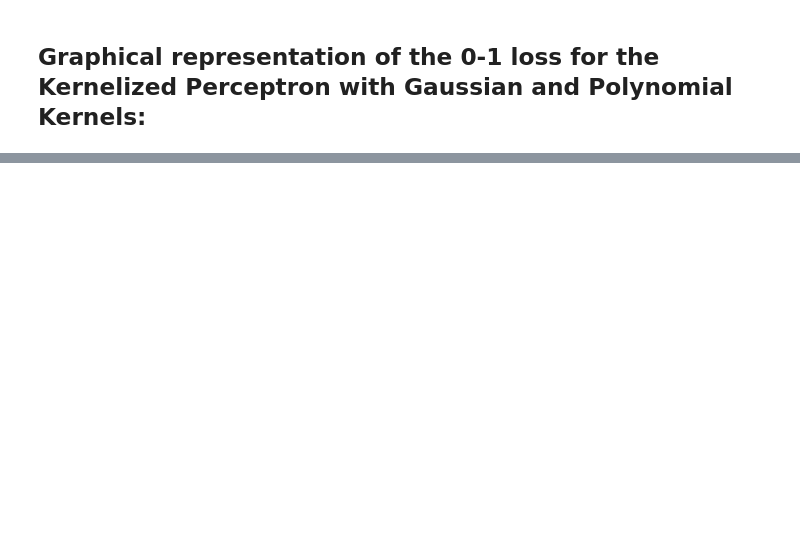
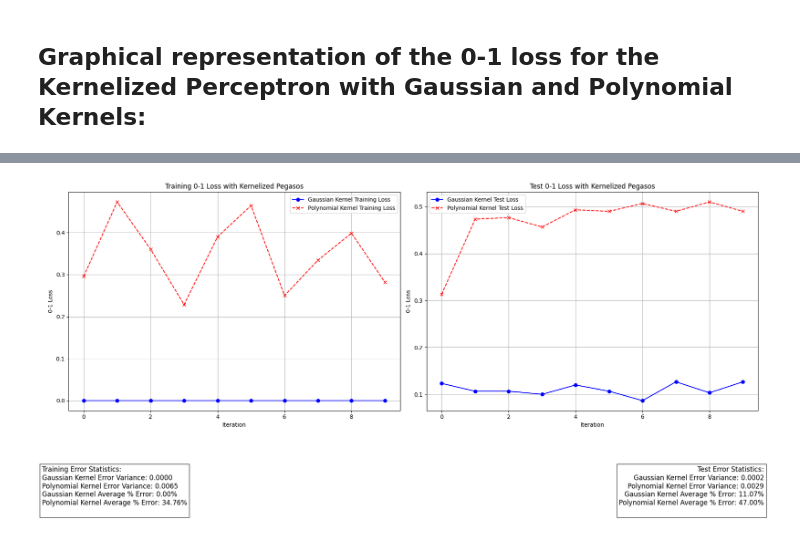
Before and after one commit to chiesastefano/KernelLinearClassificationML, a Jupyter notebook: Code/test.ipynb, the cells around one changed output, grey strips where cells are left out. Drawn from its saved outputs; the diff is of its cells as text; code cells hidden in the pictures; blank space fills up the shorter version.

Commit message:
Kernelized Pegasos

```diff
--- a/Code/test.ipynb
+++ b/Code/test.ipynb
@@ -535,0 +648,61 @@ plt.show()
+# %%
+# Calculate variance and average percentage for Gaussian Kernel
+variance_zol_training_kernelized_pegasos = np.var(zol_training_kernelized_pegasos)
+average_zol_training_kernelized_pegasos_percentage = np.mean(zol_training_kernelized_pegasos) * 100
+variance_zol_test_kernelized_pegasos = np.var(zol_test_kernelized_pegasos)
+average_zol_test_kernelized_pegasos_percentage = np.mean(zol_test_kernelized_pegasos) * 100
+
+# Calculate variance and average percentage for Polynomial Kernel
+variance_zol_training_kernelized_pegasos_poly = np.var(zol_training_kernelized_pegasos_poly)
+average_zol_training_kernelized_pegasos_poly_percentage = np.mean(zol_training_kernelized_pegasos_poly) * 100
+variance_zol_test_kernelized_pegasos_poly = np.var(zol_test_kernelized_pegasos_poly)
+average_zol_test_kernelized_pegasos_poly_percentage = np.mean(zol_test_kernelized_pegasos_poly) * 100
+
+# Plotting
+plt.figure(figsize=(18, 8))
+
+# Training Loss Graph
+plt.subplot(1, 2, 1)  # (rows, columns, panel number)
+plt.plot(zol_training_kernelized_pegasos, marker='o', linestyle='-', color='b', label='Gaussian Kernel Training Loss')
+plt.plot(zol_training_kernelized_pegasos_poly, marker='x', linestyle='--', color='r', label='Polynomial Kernel Training Loss')
+
+plt.title('Training 0-1 Loss with Kernelized Pegasos')
+plt.xlabel('Iteration')
+plt.ylabel('0-1 Loss')
+plt.grid(True)
+plt.legend()
+
+# Test Loss Graph
+plt.subplot(1, 2, 2)  # (rows, columns, panel number)
+plt.plot(zol_test_kernelized_pegasos, marker='o', linestyle='-', color='b', label='Gaussian Kernel Test Loss')
+plt.plot(zol_test_kernelized_pegasos_poly, marker='x', linestyle='--', color='r', label='Polynomial Kernel Test Loss')
+
+plt.title('Test 0-1 Loss with Kernelized Pegasos')
+plt.xlabel('Iteration')
+plt.ylabel('0-1 Loss')
+plt.grid(True)
+plt.legend()
+
+plt.figtext(0, 0.1,
+            f'Training Error Statistics:\n'
+            f'Gaussian Kernel Error Variance: {variance_zol_training_kernelized_pegasos:.4f}\n'
+            f'Polynomial Kernel Error Variance: {variance_zol_training_kernelized_pegasos_poly:.4f}\n'
+            f'Gaussian Kernel Average % Error: {average_zol_training_kernelized_pegasos_percentage:.2f}%\n'
+            f'Polynomial Kernel Average % Error: {average_zol_training_kernelized_pegasos_poly_percentage:.2f}%\n',
+            ha='left', va='top', fontsize=12, bbox=dict(facecolor='white', alpha=0.8))
+
+plt.figtext(1, 0.1,
+            f'Test Error Statistics:\n'
+            f'Gaussian Kernel Error Variance: {variance_zol_test_kernelized_pegasos:.4f}\n'
+            f'Polynomial Kernel Error Variance: {variance_zol_test_kernelized_pegasos_poly:.4f}\n'
+            f'Gaussian Kernel Average % Error: {average_zol_test_kernelized_pegasos_percentage:.2f}%\n'
+            f'Polynomial Kernel Average % Error: {average_zol_test_kernelized_pegasos_poly_percentage:.2f}%\n',
+            ha='right', va='top', fontsize=12, bbox=dict(facecolor='white', alpha=0.8))
+
+# Adjust layout to provide extra space for annotations
+plt.tight_layout(rect=[0, 0.2, 1, 1])  # Adjusts subplot parameters to fit the text
+
+# Show the plots
+plt.show()
+# %% [output]
+[figure, added]
```
Also changed, not shown: parts of 17 cells of this notebook, 1 other file.
